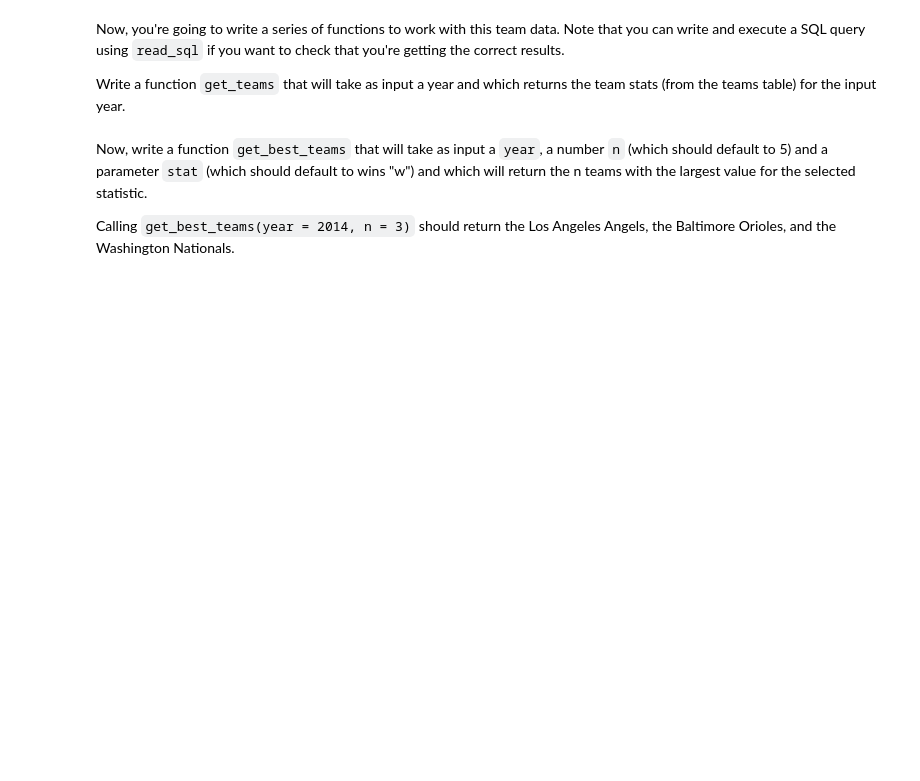
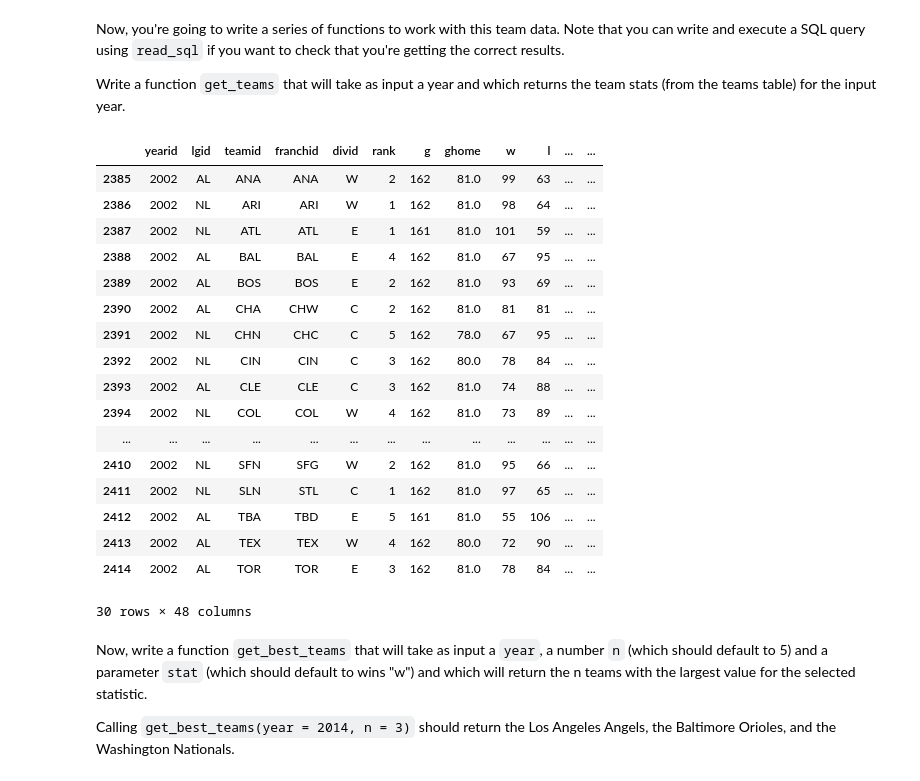
Before and after one commit to NSS-Data-Analytics-Cohort-10/loops-and-functions-emmydoore, a Jupyter notebook: notebooks/Loops_and_Functions_Practice_DA10.ipynb, the cells around one changed output. Cells and saved outputs as stored; diff of their text form; code cells hidden in the pictures; blank space fills up the shorter version.

```diff
--- a/notebooks/Loops_and_Functions_Practice_DA10.ipynb
+++ b/notebooks/Loops_and_Functions_Practice_DA10.ipynb
@@ -167,6 +175,29 @@ Now, you're going to write a series of functions to work with this team data. No
 Write a function `get_teams` that will take as input a year and which returns the team stats (from the teams table) for the input year.
 # %%
 # Your Code Here
+def get_teams(year):
+    return(teams[teams['yearid']==year])
+
+get_teams(2002)
+# %% [output]
+|  | yearid | lgid | teamid | franchid | divid | rank | g | ghome | w | l | ... | ... |
+| 2385 | 2002 | AL | ANA | ANA | W | 2 | 162 | 81.0 | 99 | 63 | ... | ... |
+| 2386 | 2002 | NL | ARI | ARI | W | 1 | 162 | 81.0 | 98 | 64 | ... | ... |
+| 2387 | 2002 | NL | ATL | ATL | E | 1 | 161 | 81.0 | 101 | 59 | ... | ... |
+| 2388 | 2002 | AL | BAL | BAL | E | 4 | 162 | 81.0 | 67 | 95 | ... | ... |
+| 2389 | 2002 | AL | BOS | BOS | E | 2 | 162 | 81.0 | 93 | 69 | ... | ... |
+| 2390 | 2002 | AL | CHA | CHW | C | 2 | 162 | 81.0 | 81 | 81 | ... | ... |
+| 2391 | 2002 | NL | CHN | CHC | C | 5 | 162 | 78.0 | 67 | 95 | ... | ... |
+| 2392 | 2002 | NL | CIN | CIN | C | 3 | 162 | 80.0 | 78 | 84 | ... | ... |
+| 2393 | 2002 | AL | CLE | CLE | C | 3 | 162 | 81.0 | 74 | 88 | ... | ... |
+| 2394 | 2002 | NL | COL | COL | W | 4 | 162 | 81.0 | 73 | 89 | ... | ... |
+| ... | ... | ... | ... | ... | ... | ... | ... | ... | ... | ... | ... | ... |
+| 2410 | 2002 | NL | SFN | SFG | W | 2 | 162 | 81.0 | 95 | 66 | ... | ... |
+| 2411 | 2002 | NL | SLN | STL | C | 1 | 162 | 81.0 | 97 | 65 | ... | ... |
+| 2412 | 2002 | AL | TBA | TBD | E | 5 | 161 | 81.0 | 55 | 106 | ... | ... |
+| 2413 | 2002 | AL | TEX | TEX | W | 4 | 162 | 80.0 | 72 | 90 | ... | ... |
+| 2414 | 2002 | AL | TOR | TOR | E | 3 | 162 | 81.0 | 78 | 84 | ... | ... |
+30 rows × 48 columns
 # %% [markdown]
 Now, write a function `get_best_teams` that will take as input a `year`, a number `n` (which should default to 5) and a parameter `stat` (which should default to wins "w") and which will return the n teams with the largest value for the selected statistic.
 
```
Also changed, not shown: parts of 4 cells of this notebook.
